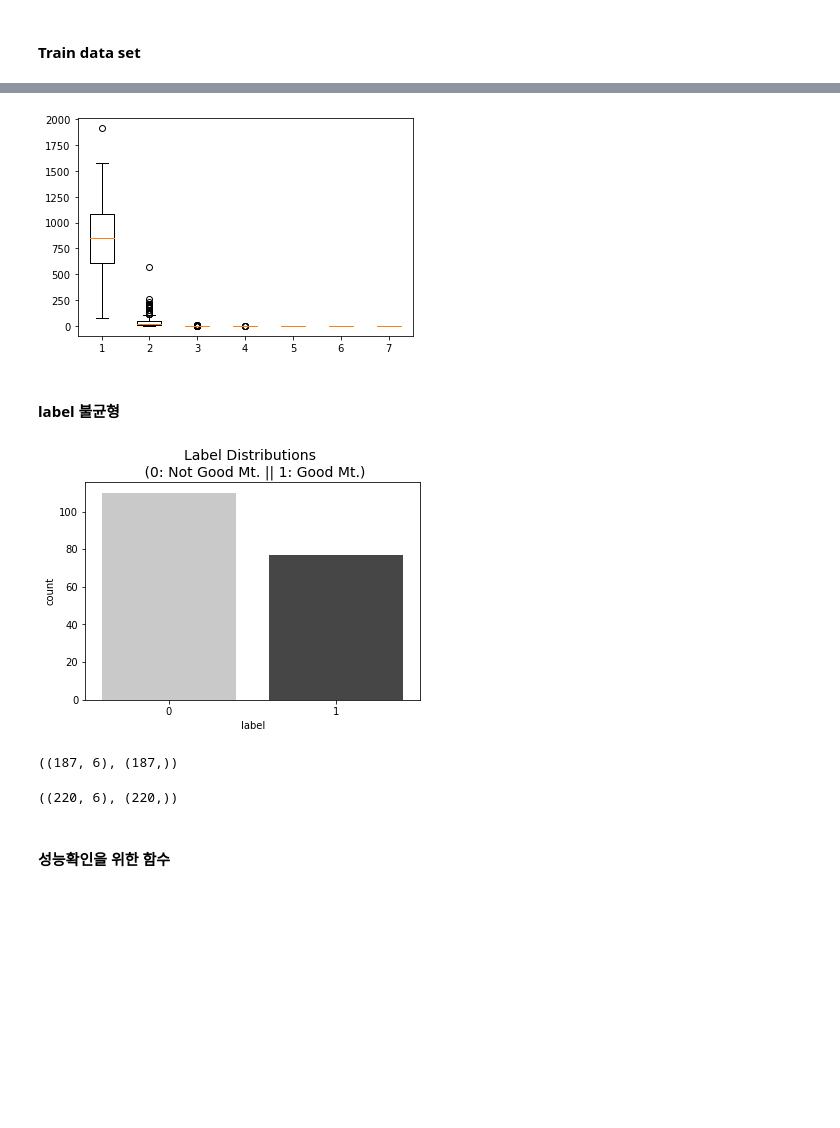
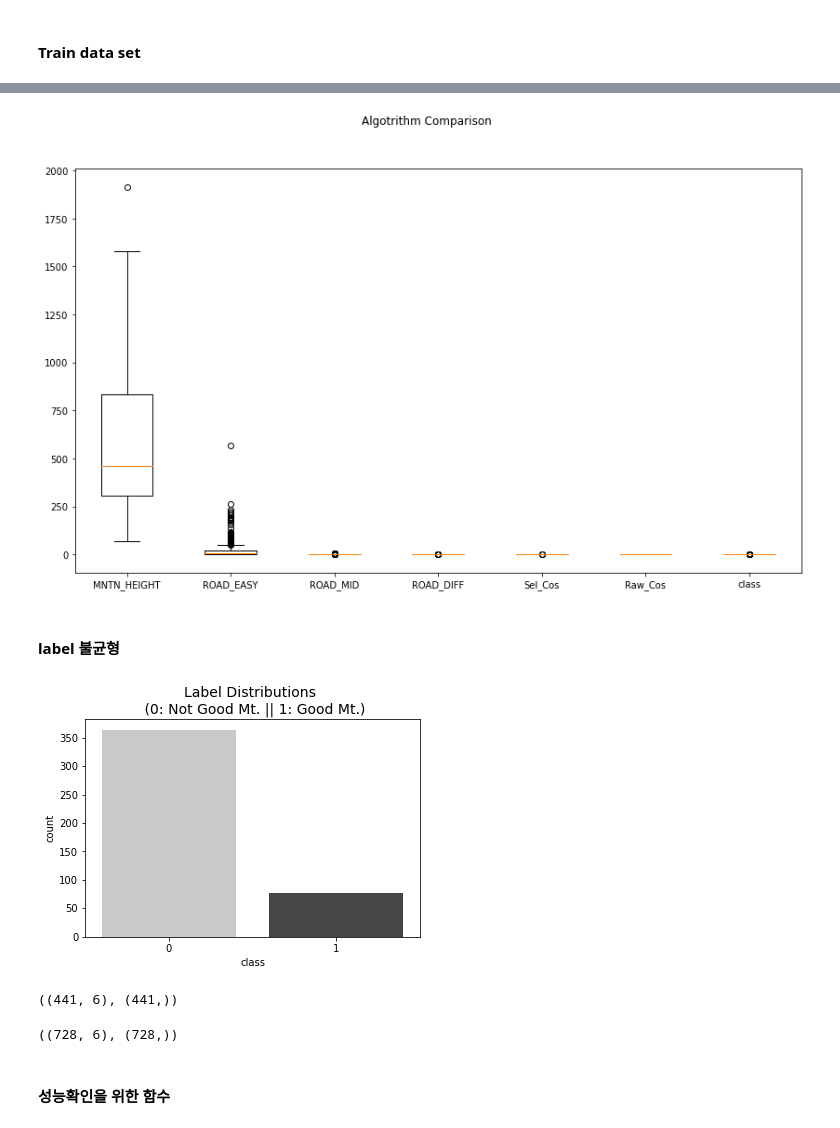
Before and after one commit to YSdoubleM/Passion_Mountain, a Jupyter notebook: Proj_modeling3.ipynb, the cells around one changed output, grey strips where cells are left out. Drawn from its saved outputs; the diff is of its cells as text; code cells hidden in the pictures; blank space fills up the shorter version.

```diff
--- a/Proj_modeling3.ipynb
+++ b/Proj_modeling3.ipynb
@@ -165,3 +185,0 @@ MT_train
-# %%
-MT_train.drop(['ROAD_SUM'], axis=1, inplace=True)
-MT_train
@@ -182,24 +205,28 @@ MT_train
 # %%
+fig = plt.figure(figsize=(14,8))
+fig.suptitle('Algotrithm Comparison')
+ax = fig.add_subplot(111)
 plt.boxplot(MT_train)
+ax.set_xticklabels(MT_train.columns)
 plt.show()
 # %% [output]
-[figure, old version]
+[figure, new version]
 # %% [markdown]
 #### label 불균형
 # %%
 pal = ['#C9C9C9', '#464646']
-sns.countplot('label', data=MT_train, palette=pal)
+sns.countplot('class', data=MT_train, palette=pal)
 plt.title('Label Distributions \n (0: Not Good Mt. || 1: Good Mt.)', fontsize=14)
 plt.show()
 # %% [output]
-[figure, old version]
+[figure, new version]
 # %%
 X = MT_train.iloc[:,:-1]
 y = MT_train.iloc[:,-1]
 
 X.shape, y.shape
 # %% [output]
-((187, 6), (187,))
+((441, 6), (441,))
 # %%
 from imblearn.over_sampling import SMOTE
 
@@ -207,4 +234,4 @@ smote = SMOTE(random_state=13)
 re_X, re_y = smote.fit_resample(X, y)
 re_X.shape, re_y.shape
 # %% [output]
-((220, 6), (220,))
+((728, 6), (728,))
```
Also changed, not shown: parts of 52 cells of this notebook.
